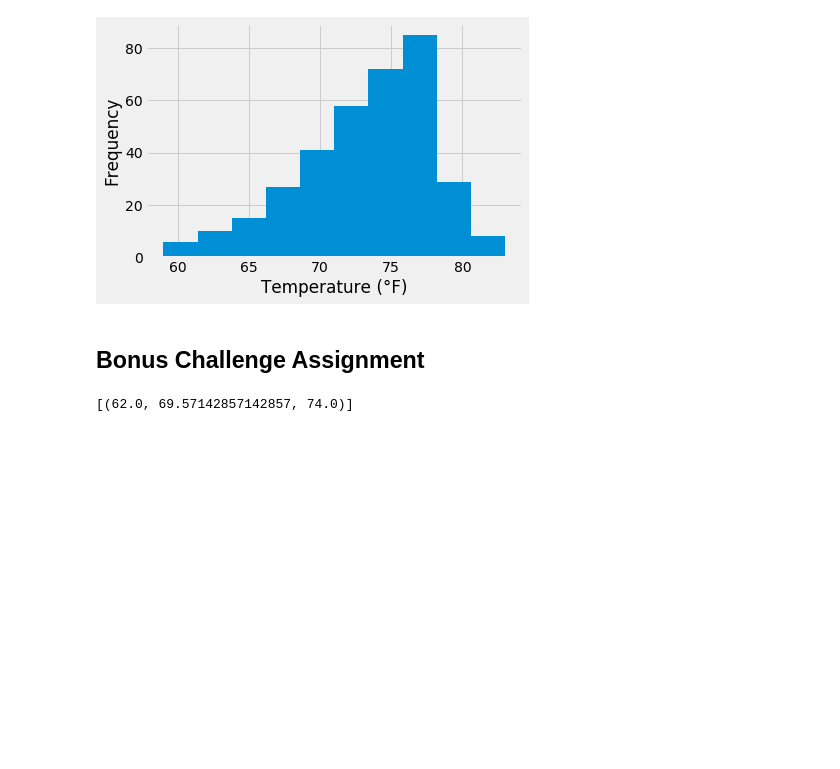
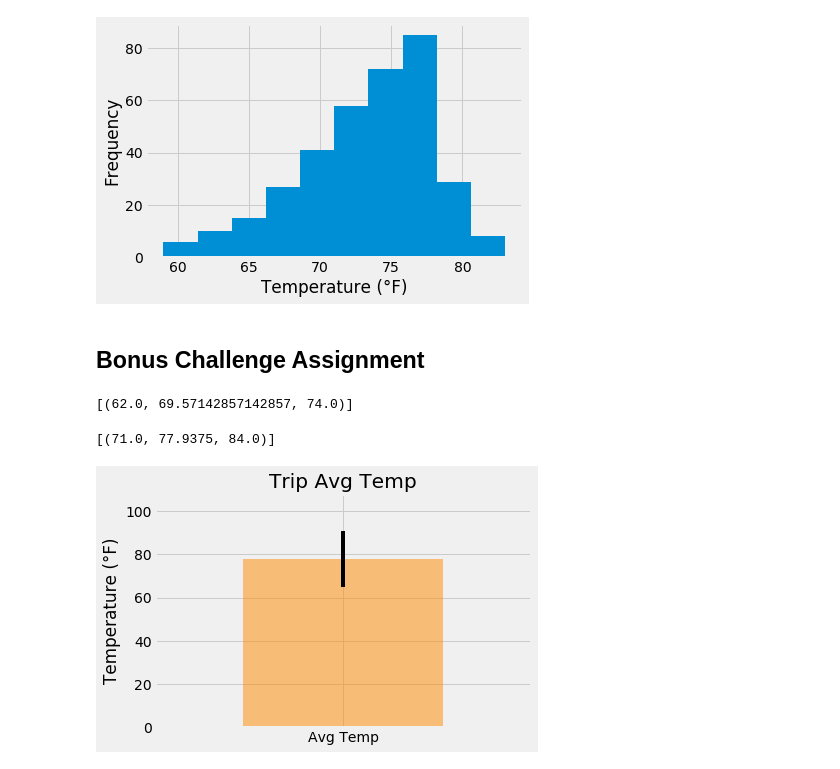
Before and after one commit to SofiaAS1/SQLalchemy-Challenge, a Jupyter notebook: climate_starter.ipynb, the cells around one changed output. Cells and saved outputs as stored; diff of their text form; code cells hidden in the pictures; blank space fills up the shorter version.

```diff
--- a/climate_starter.ipynb
+++ b/climate_starter.ipynb
@@ -168,11 +168,30 @@ print(calc_temps('2012-02-28', '2012-03-05'))
 # %%
 # Use your previous function `calc_temps` to calculate the tmin, tavg, and tmax
 # for your trip using the previous year's data for those same dates.
+print(calc_temps('2016-08-21', '2016-08-30'))
+# %% [output]
+[(71.0, 77.9375, 84.0)]
 # %%
 # Plot the results from your previous query as a bar chart.
 # Use "Trip Avg Temp" as your Title
 # Use the average temperature for the y value
 # Use the peak-to-peak (tmax-tmin) value as the y error bar (yerr)
+tavg = [77.9375]
+tmin = 71.0
+tmax = 84.0
+error = tmax-tmin
+x_axis = np.arange(len(tavg))
+plt.bar(x_axis, tavg, color='darkorange', alpha=0.5, align="center", yerr=error)
+tick_locations = [value for value in x_axis]
+plt.xticks(tick_locations, ["Avg Temp"])
+plt.ylabel('Temperature (°F)')
+plt.ylim(0, max(tavg)+30)
+plt.xlim(-0.75, len(x_axis)-0.25)
+plt.title("Trip Avg Temp")
+plt.savefig("Trip_Avg_Temp.png")
+plt.show()
+# %% [output]
+[figure, added]
 # %%
 # Calculate the total amount of rainfall per weather station for your trip dates using the previous year's matching dates.
 # Sort this in descending order by precipitation amount and list the station, name, latitude, longitude, and elevation
```
Also changed, not shown: parts of 7 cells of this notebook, 2 other files.
